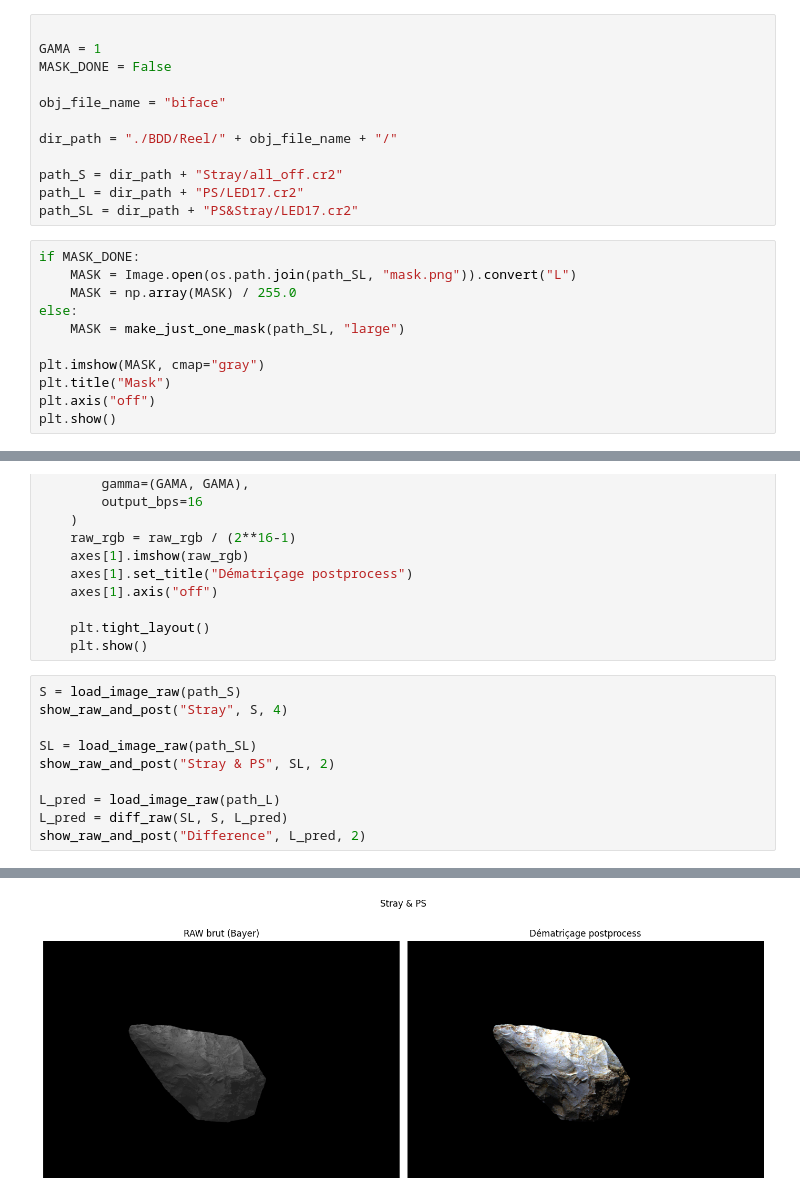
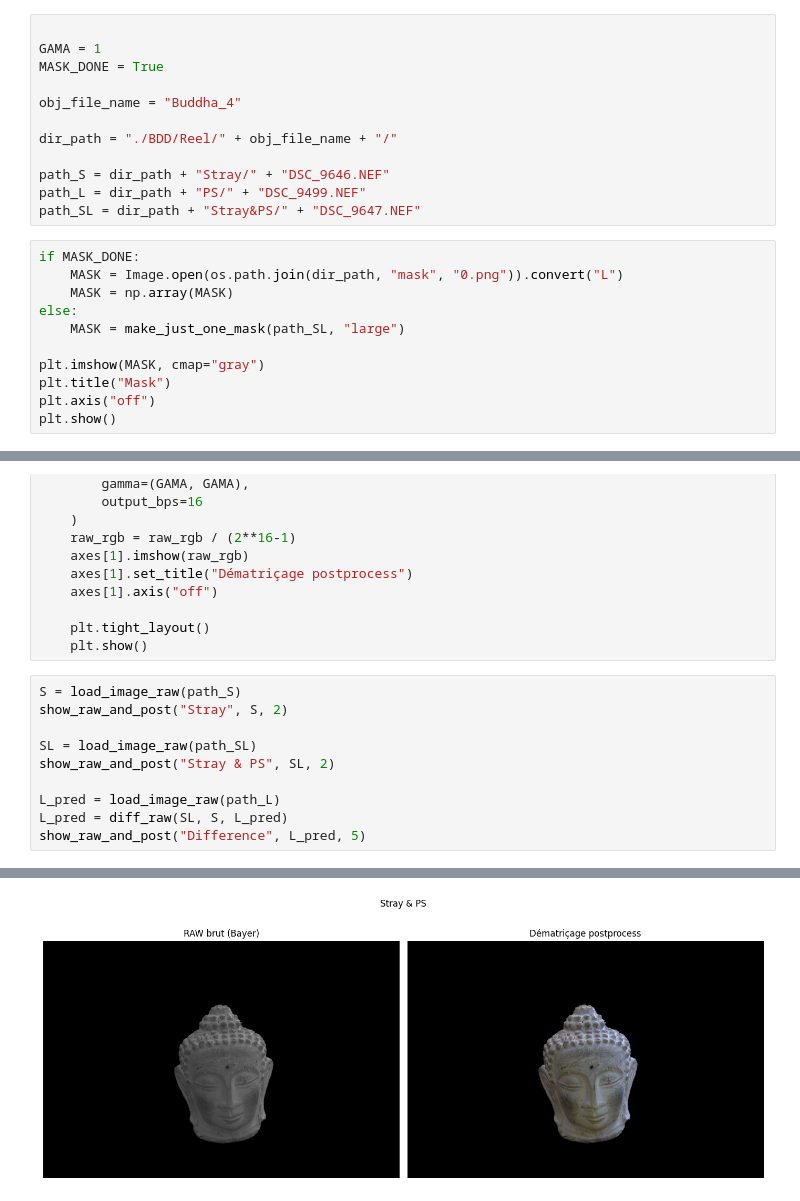
Before and after one commit to Romain-Malinge/Stray-light-elimination, a Jupyter notebook: differance.ipynb, the cells around one changed output, grey strips where cells are left out. Drawn from its saved outputs; the diff is of its cells as text.

Commit message:
Mask one clic

```diff
--- a/differance.ipynb
+++ b/differance.ipynb
@@ -9,19 +9,19 @@ import matplotlib.pyplot as plt
 # %%
 
 GAMA = 1
-MASK_DONE = False
+MASK_DONE = True
 
-obj_file_name = "biface"
+obj_file_name = "Buddha_4"
 
 dir_path = "./BDD/Reel/" + obj_file_name + "/"
 
-path_S = dir_path + "Stray/all_off.cr2"
-path_L = dir_path + "PS/LED17.cr2"
-path_SL = dir_path + "PS&Stray/LED17.cr2"
+path_S = dir_path + "Stray/" + "DSC_9646.NEF"
+path_L = dir_path + "PS/" + "DSC_9499.NEF"
+path_SL = dir_path + "Stray&PS/" + "DSC_9647.NEF"
 # %%
 if MASK_DONE:
-    MASK = Image.open(os.path.join(path_SL, "mask.png")).convert("L")
-    MASK = np.array(MASK) / 255.0
+    MASK = Image.open(os.path.join(dir_path, "mask", "0.png")).convert("L")
+    MASK = np.array(MASK)
 else:
     MASK = make_just_one_mask(path_SL, "large")
 
@@ -90,12 +88,12 @@ def show_raw_and_post(title, raw, bright=1):
     plt.show()
 # %%
 S = load_image_raw(path_S)
-show_raw_and_post("Stray", S, 4)
+show_raw_and_post("Stray", S, 2)
 
 SL = load_image_raw(path_SL)
 show_raw_and_post("Stray & PS", SL, 2)
 
 L_pred = load_image_raw(path_L)
 L_pred = diff_raw(SL, S, L_pred)
-show_raw_and_post("Difference", L_pred, 2)
+show_raw_and_post("Difference", L_pred, 5)
 # %% [output]
@@ -103 +101 @@ show_raw_and_post("Difference", L_pred, 2)
-[figure, old version]
+[figure, new version]
```
Also changed, not shown: parts of 4 cells of this notebook, 2 other files.
